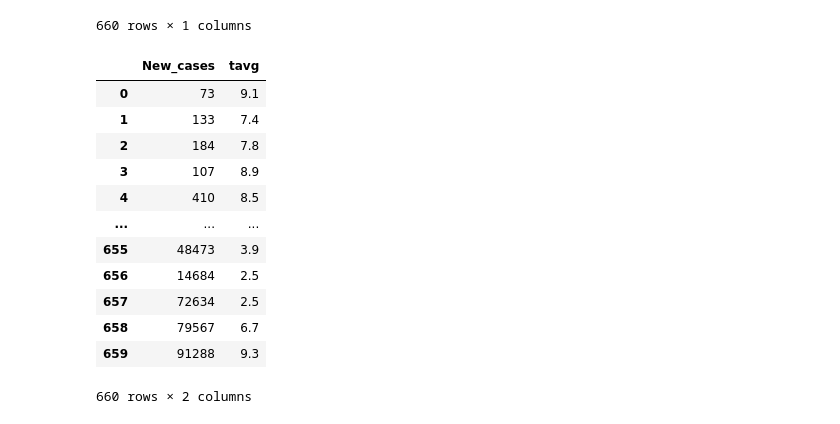
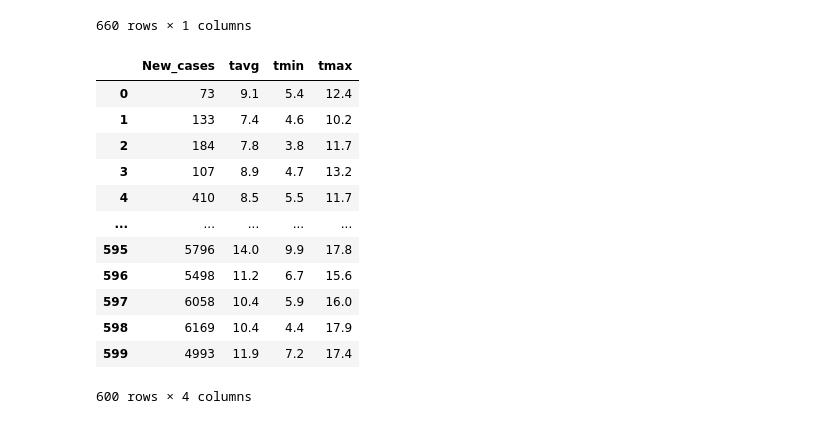
Before and after one commit to 34704366/pytorch_practice, a Jupyter notebook: practice/covid19/transformer.ipynb, the cells around one changed output. Drawn from its saved outputs; the diff is of its cells as text; code cells hidden in the pictures.

```diff
--- a/practice/covid19/transformer.ipynb
+++ b/practice/covid19/transformer.ipynb
@@ -121,25 +121,25 @@ df_use
 # %%
 df = pd.read_csv("./dataset/covid19/france_new_cases _temp.csv")
 
-df_use = df[["New_cases", "tavg"]]
-df_use = df_use[:660]
+df_use = df[["New_cases", 'tavg', 'tmin', 'tmax']]
+df_use = df_use[:600]
 df_use.index = range(len(df_use))
 
 df_use
 # %% [output]
-|  | New_cases | tavg |
-| 0 | 73 | 9.1 |
-| 1 | 133 | 7.4 |
-| 2 | 184 | 7.8 |
-| 3 | 107 | 8.9 |
-| 4 | 410 | 8.5 |
-| ... | ... | ... |
-| 655 | 48473 | 3.9 |
-| 656 | 14684 | 2.5 |
-| 657 | 72634 | 2.5 |
-| 658 | 79567 | 6.7 |
-| 659 | 91288 | 9.3 |
+|  | New_cases | tavg | tmin | tmax |
+| 0 | 73 | 9.1 | 5.4 | 12.4 |
+| 1 | 133 | 7.4 | 4.6 | 10.2 |
+| 2 | 184 | 7.8 | 3.8 | 11.7 |
+| 3 | 107 | 8.9 | 4.7 | 13.2 |
+| 4 | 410 | 8.5 | 5.5 | 11.7 |
+| ... | ... | ... | ... | ... |
+| 595 | 5796 | 14.0 | 9.9 | 17.8 |
+| 596 | 5498 | 11.2 | 6.7 | 15.6 |
+| 597 | 6058 | 10.4 | 5.9 | 16.0 |
+| 598 | 6169 | 10.4 | 4.4 | 17.9 |
+| 599 | 4993 | 11.9 | 7.2 | 17.4 |
-660 rows × 2 columns
+600 rows × 4 columns
 # %%
 df = pd.read_csv('./dataset/elec/oneminute.csv')
 
```
Also changed, not shown: parts of 10 cells of this notebook, 38 other files.
